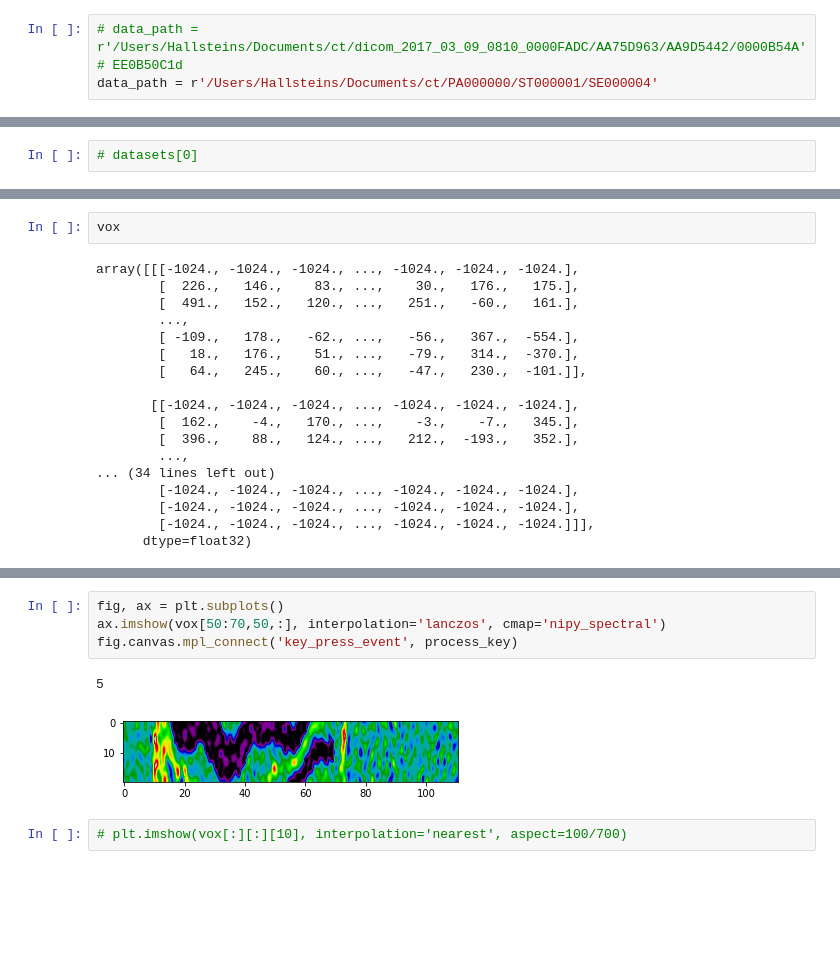
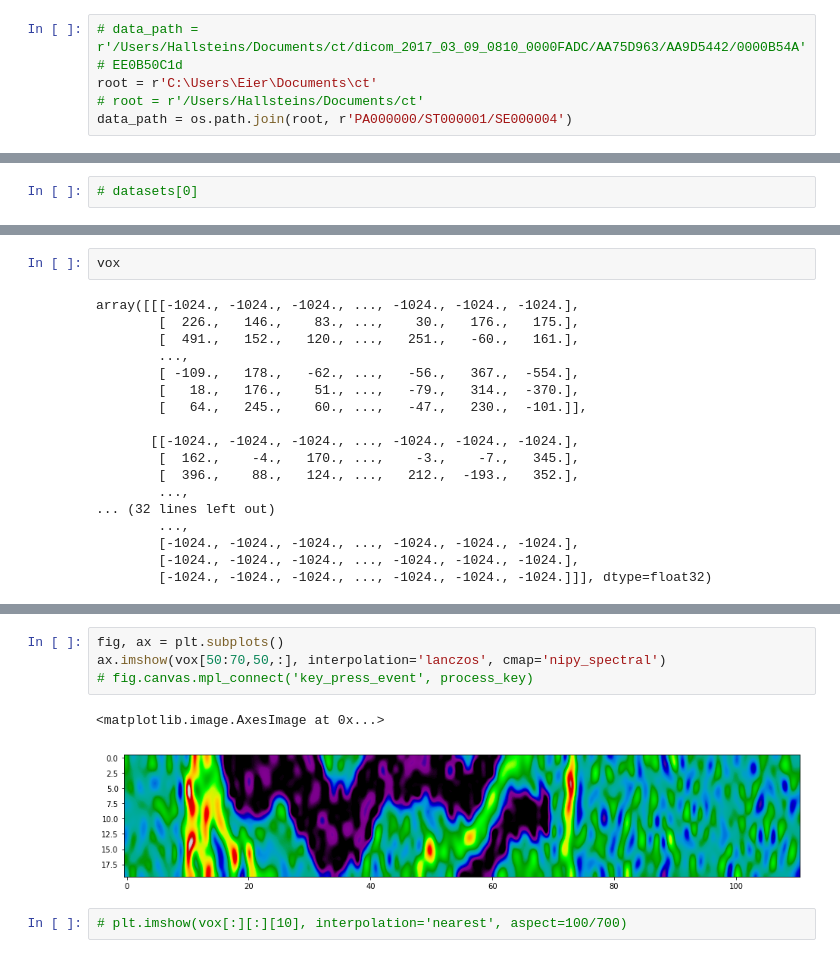
Before and after one commit to GeoVizNow/ct, a Jupyter notebook: pydicom_reading.ipynb, the cells around one changed output, grey strips where cells are left out. Cells and saved outputs as stored; diff of their text form; blank space fills up the shorter version.

```diff
--- a/pydicom_reading.ipynb
+++ b/pydicom_reading.ipynb
@@ -19,6 +19,8 @@ dicom_numpy.__file__
 # %%
 # data_path = r'/Users/Hallsteins/Documents/ct/dicom_2017_03_09_0810_0000FADC/AA75D963/AA9D5442/0000B54A' # EE0B50C1d
-data_path = r'/Users/Hallsteins/Documents/ct/PA000000/ST000001/SE000004'
+root = r'C:\Users\Eier\Documents\ct'
+# root = r'/Users/Hallsteins/Documents/ct'
+data_path = os.path.join(root, r'PA000000/ST000001/SE000004')
 # %%
 # image = pydicom.read_file(data_path + '/' + 'EE0B50C1')
 # %%
@@ -86,11 +88,11 @@ array([[[-1024., -1024., -1024., ..., -1024., -1024., -1024.],
         [  162.,    -4.,   170., ...,    -3.,    -7.,   345.],
         [  396.,    88.,   124., ...,   212.,  -193.,   352.],
         ...,
-... (34 lines left out)
+... (32 lines left out)
+        ...,
         [-1024., -1024., -1024., ..., -1024., -1024., -1024.],
         [-1024., -1024., -1024., ..., -1024., -1024., -1024.],
-        [-1024., -1024., -1024., ..., -1024., -1024., -1024.]]],
-      dtype=float32)
+        [-1024., -1024., -1024., ..., -1024., -1024., -1024.]]], dtype=float32)
 # %%
 vox[:][:][1].view()
 # %% [output]
@@ -105,10 +106,10 @@ array([[-1024., -1024., -1024., ..., -1024., -1024., -1024.],
 # %%
 fig, ax = plt.subplots()
 ax.imshow(vox[50:70,50,:], interpolation='lanczos', cmap='nipy_spectral')
-fig.canvas.mpl_connect('key_press_event', process_key)
+# fig.canvas.mpl_connect('key_press_event', process_key)
 # %% [output]
-5
+<matplotlib.image.AxesImage at 0x...>
-[figure, old version]
+[figure, new version]
 # %%
 # plt.imshow(vox[:][:][10], interpolation='nearest', aspect=100/700)
 # %%
```
Also changed, not shown: parts of 11 cells of this notebook.
